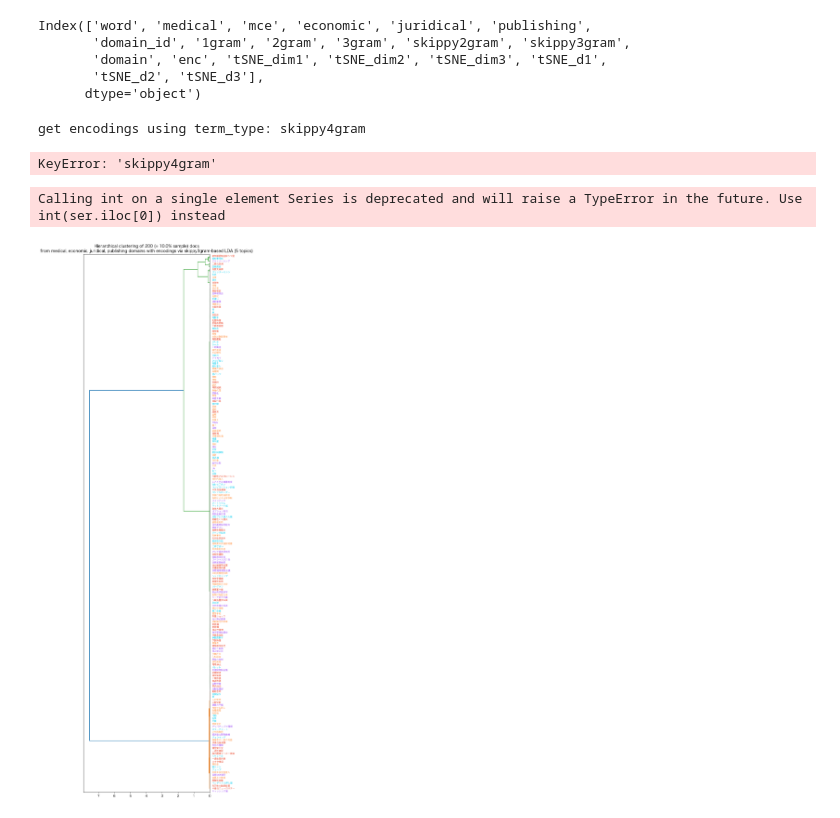
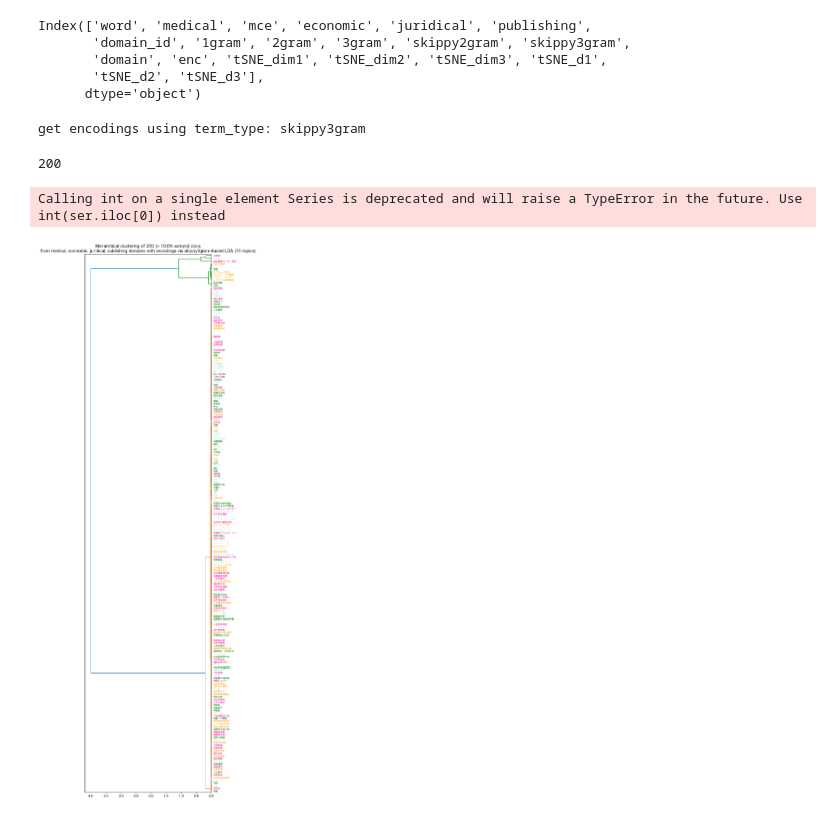
Before and after one commit to kow-k/LDA-mixed-terms, a Jupyter notebook: LDA-mixed-terms.ipynb, the cells around one changed output. Drawn from its saved outputs; the diff is of its cells as text; code cells hidden in the pictures.

```diff
--- a/LDA-mixed-terms.ipynb
+++ b/LDA-mixed-terms.ipynb
@@ -46,7 +46,7 @@ domain balancing: True
 ### LDA
 
 ## n_topics
-n_topics = 5
+n_topics = 15
 
 ## doc, term の設定
 doc_type           = 'word'
@@ -58,8 +58,8 @@ ngram_is_inclusive = True
 max_doc_length     = 13
 
 ## DTM 濾過のための設定
-minfreq_val = 3
-abuse_threshold_val = 0.02
+minfreq_val = 2
+abuse_threshold_val = 0.01
 
 ## DTM
 gap_mark = "…"
@@ -142,4 +142,7 @@ if term_type == 'skippy4gram':
                 print(L)
             q2.extend(L)
     #
-    random.sample(skippy4grams, 2)
+    df['skippy4gram'] = skippy4grams
+#
+if verbose:
+    df
@@ -488,8 +486,8 @@ for i, row in df_sampled.iterrows():
 #
 len(re_encoding)
 # %% [output]
-get encodings using term_type: skippy4gram
+get encodings using term_type: skippy3gram
-KeyError: 'skippy4gram'
+200
 # %%
 ## 値の更新
 check = False
@@ -507,33 +505,39 @@ from scipy.cluster.hierarchy import dendrogram, linkage
 doc_linkage_plain = linkage(list(df_sampled['enc']), method = 'ward', metric = 'euclidean')
 
 import numpy as np
 import plotly
 import matplotlib.pyplot as plt
 plt.rcParams["font.family"] = "Hiragino sans" # 日本語表示のための設定
 
 ## 描画サイズの指定
 plt.figure(figsize = (7, round(10 * len(df_sampled) * 0.015))) # This needs to be run here, before dendrogram construction.
 
 ## 事例ラベルの生成
 label_vals = [ x[:max_doc_length] for x in list(df_sampled[doc_type]) ] # truncate doc keys
 
 ## 樹状分岐図の作成
 dendrogram(doc_linkage_plain, orientation = 'left', labels = label_vals, leaf_font_size = 7)
 plt.title(f"Hierarchical clustering of {len(df_sampled)} (= {100 * hc_sampling_rate}% sample) docs\n\
 from {', '.join(selected_domains.keys())} domains with encodings via {term_type}-based LDA ({n_topics} topics)")
 
 ## ラベルに domain に対応する色を付ける
 ax = plt.gca()
 for ticker in ax.get_ymajorticklabels():
     word = ticker.get_text()
-    row = df_sampled.loc[df_sampled[doc_type] == word]
+    matched_rows = df_sampled.loc[df_sampled[doc_type] == word]
+    if len(matched_rows) == 1:
+        row = matched_rows
+    else:
+        row = matched_rows.iloc[0] # matched_rows[0] fails to work
+    ## extract domain_id value
     try:
         domain_id = int(row['domain_id'])
+        #ticker.set_color(plotly.colors.qualitative.Plotly[domain_id + 1]) # id の基数調整
+        ticker.set_color(colormap[domain_id]) # id の基数調整
     except TypeError:
         pass
-    ticker.set_color(plotly.colors.qualitative.Plotly[domain_id + 1]) # id の基数調整
 #
 plt.show()
 # %% [output]
 Calling int on a single element Series is deprecated and will raise a TypeError in the future. Use int(ser.iloc[0]) instead
-[figure, old version]
+[figure, new version]
```
Also changed, not shown: parts of 6 cells of this notebook.
